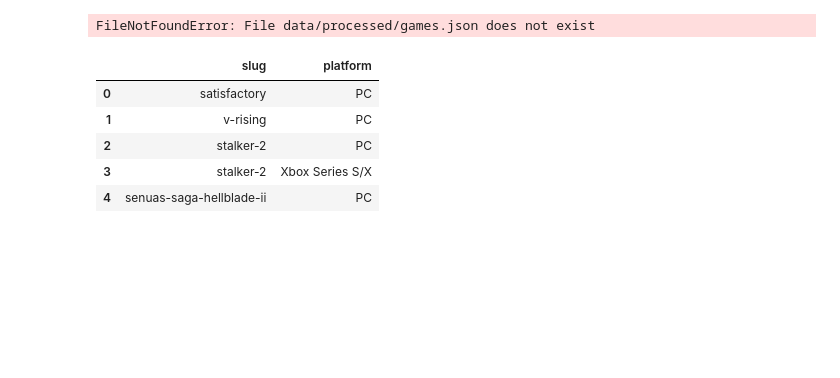
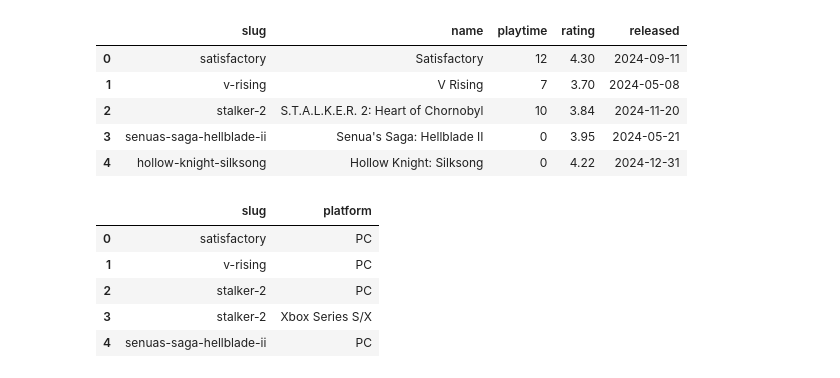
Before and after one commit to fatihyardak/Rawg-ETL-Project, a Jupyter notebook: notebooks/eda.ipynb, the cells around one changed output. Saved outputs shown, nothing was run; the diff lists cells and outputs as text; code cells hidden in the pictures; blank space fills up the shorter version.

```diff
--- a/notebooks/eda.ipynb
+++ b/notebooks/eda.ipynb
@@ -5,21 +6,0 @@ import seaborn as sns
-# %%
-# Define the paths to your JSON files
-games_json_path = 'data/processed/games.json'
-game_stores_json_path = 'data/processed/game_stores.json'
-
-# Read the JSON files into DataFrames
-games_df = pd.read_json(games_json_path)
-game_platforms_df = pd.read_json(game_platforms_json_path)
-game_stores_df = pd.read_json(game_stores_json_path)
-
-# Display the DataFrames
-print("Games DataFrame:")
-print(games_df.head())
-
-print("\nGame Platforms DataFrame:")
-print(game_platforms_df.head())
-
-print("\nGame Stores DataFrame:")
-print(game_stores_df.head())
-# %% [output]
-FileNotFoundError: File data/processed/games.json does not exist
@@ -28,9 +7,24 @@ game_platforms_df = pd.read_json('C:/Users/yx/Desktop/Rawg-ETL-Project/data/proc
+# %%
+# Dataframes
+
+games = pd.read_csv("games.csv")
+platforms = pd.read_csv("game_platforms.csv")
+stores = pd.read_csv("game_stores.csv")
 # %%
-game_platforms_df.head()
+games.head()
 # %% [output]
-|  | slug | platform |
-| 0 | satisfactory | PC |
-| 1 | v-rising | PC |
-| 2 | stalker-2 | PC |
-| 3 | stalker-2 | Xbox Series S/X |
-| 4 | senuas-saga-hellblade-ii | PC |
+|  | slug | name | playtime | rating | released |
+| 0 | satisfactory | Satisfactory | 12 | 4.30 | 2024-09-11 |
+| 1 | v-rising | V Rising | 7 | 3.70 | 2024-05-08 |
+| 2 | stalker-2 | S.T.A.L.K.E.R. 2: Heart of Chornobyl | 10 | 3.84 | 2024-11-20 |
+| 3 | senuas-saga-hellblade-ii | Senua's Saga: Hellblade II | 0 | 3.95 | 2024-05-21 |
+| 4 | hollow-knight-silksong | Hollow Knight: Silksong | 0 | 4.22 | 2024-12-31 |
+# %%
+platforms.head()
+# %% [output]
+|  | slug | platform |
+| 0 | satisfactory | PC |
+| 1 | v-rising | PC |
+| 2 | stalker-2 | PC |
+| 3 | stalker-2 | Xbox Series S/X |
+| 4 | senuas-saga-hellblade-ii | PC |
```
Also changed, not shown: parts of 25 cells of this notebook, 1 other file.
